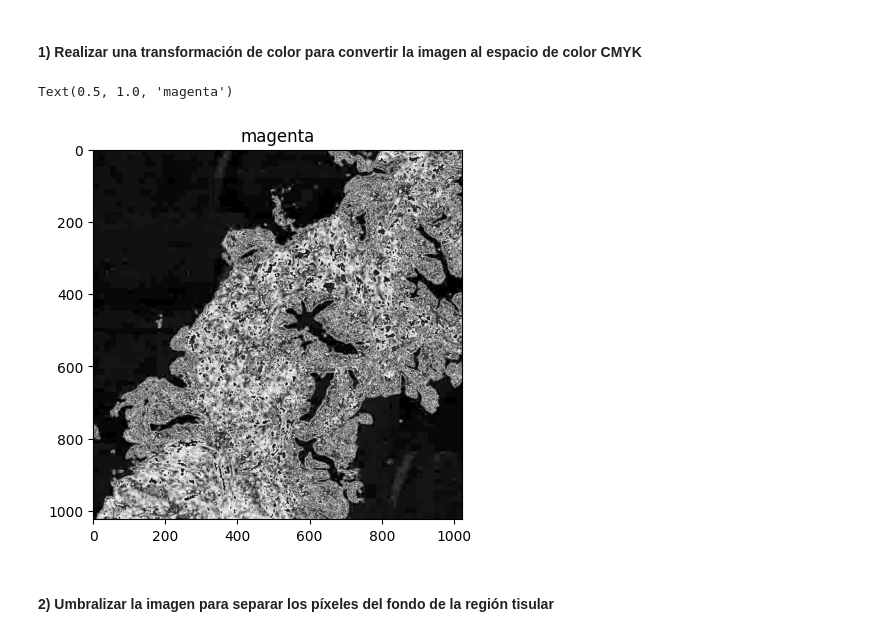
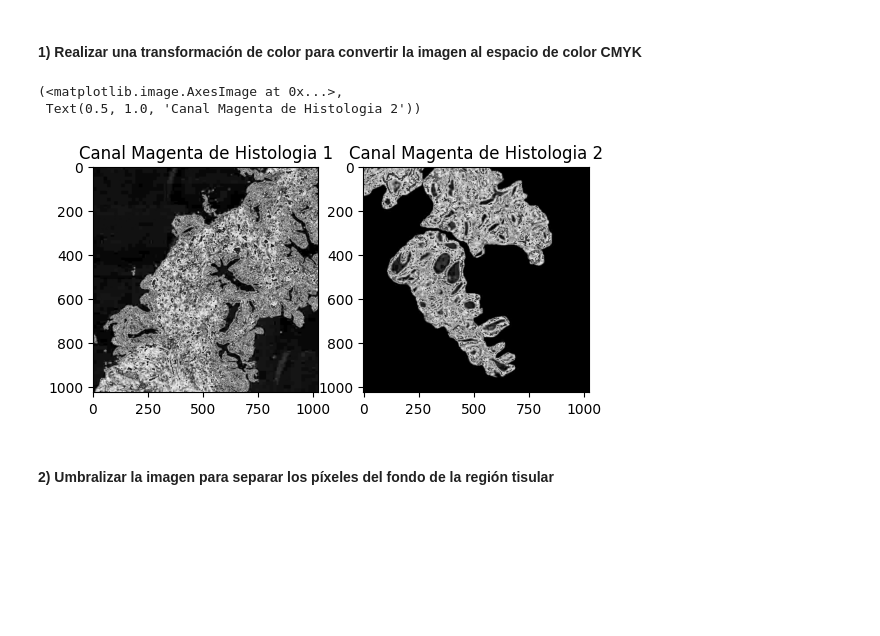
Before and after one commit to raquelvargas16/MIAR-Python-Activities, a Jupyter notebook: Actividad_C1_P1_Raquel_Vargas.ipynb, the cells around one changed output. Saved outputs shown, nothing was run; the diff lists cells and outputs as text; code cells hidden in the pictures; blank space fills up the shorter version.

```diff
--- a/Actividad_C1_P1_Raquel_Vargas.ipynb
+++ b/Actividad_C1_P1_Raquel_Vargas.ipynb
@@ -45,19 +51,35 @@ ax[1].imshow(histo_2, cmap='gray'), ax[1].set_title('Histologia 2')
 # %%
 # Extraer la componente magenta de la imagen (que corresponde a la región tisular)
 with np.errstate(invalid='ignore', divide='ignore'):
-    K = 1 - np.max(histo_1_norm, axis=2)
-    C = (1 - histo_1_norm[:,:,2] - K) / (1 - K)
-    M = (1 - histo_1_norm[:,:,1] - K) / (1 - K)
-    Y = (1 - histo_1_norm[:,:,0] - K) / (1 - K)
-CMYK = (np.dstack((C,M,Y,K))*1023).astype('uint8')
-C,M,Y,K = cv2.split(CMYK)
+    histo_1_K = 1 - np.max(histo_1_norm, axis=2)
+    histo_1_C = (1 - histo_1_norm[:,:,2] - histo_1_K) / (1 - histo_1_K)
+    histo_1_M = (1 - histo_1_norm[:,:,1] - histo_1_K) / (1 - histo_1_K)
+    histo_1_Y = (1 - histo_1_norm[:,:,0] - histo_1_K) / (1 - histo_1_K)
+histo_1_CMYK = (np.dstack((histo_1_C,
+                           histo_1_M,
+                           histo_1_Y,
+                           histo_1_K))*1023).astype('uint8')
+histo_1_C, histo_1_M, histo_1_Y, histo_1_K = cv2.split(histo_1_CMYK)
+
+with np.errstate(invalid='ignore', divide='ignore'):
+    histo_2_K = 1 - np.max(histo_2_norm, axis=2)
+    histo_2_C = (1 - histo_2_norm[:,:,2] - histo_2_K) / (1 - histo_2_K)
+    histo_2_M = (1 - histo_2_norm[:,:,1] - histo_2_K) / (1 - histo_2_K)
+    histo_2_Y = (1 - histo_2_norm[:,:,0] - histo_2_K) / (1 - histo_2_K)
+histo_2_CMYK = (np.dstack((histo_2_C,
+                           histo_2_M,
+                           histo_2_Y,
+                           histo_2_K))*1023).astype('uint8')
+histo_2_C, histo_2_M, histo_2_Y, histo_2_K = cv2.split(histo_2_CMYK)
 
 # Visualizar la imagen del canal magenta
-plt.imshow(M.astype('uint8'), cmap='gray')
-plt.title('magenta')
+fig, ax = plt.subplots(1, 2)
+ax[0].imshow(histo_1_M, cmap='gray'), ax[0].set_title('Canal Magenta de Histologia 1')
+ax[1].imshow(histo_2_M, cmap='gray'), ax[1].set_title('Canal Magenta de Histologia 2')
 # %% [output]
-Text(0.5, 1.0, 'magenta')
+(<matplotlib.image.AxesImage at 0x...>,
+ Text(0.5, 1.0, 'Canal Magenta de Histologia 2'))
-[figure, old version]
+[figure, new version]
 # %% [markdown]
 #### 2) Umbralizar la imagen para separar los píxeles del fondo de la región tisular
 # %%
```
Also changed, not shown: parts of 15 cells of this notebook.
